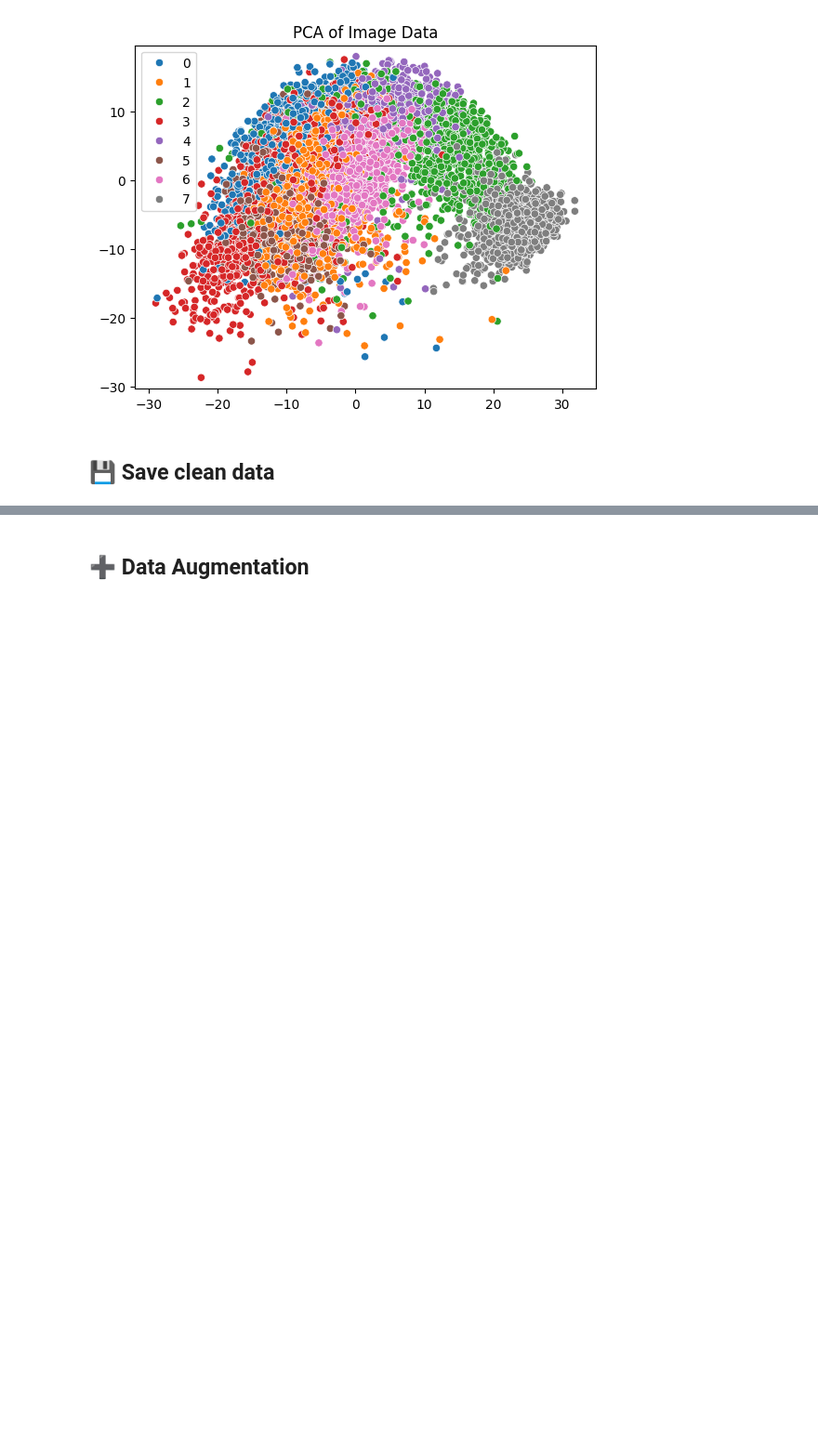
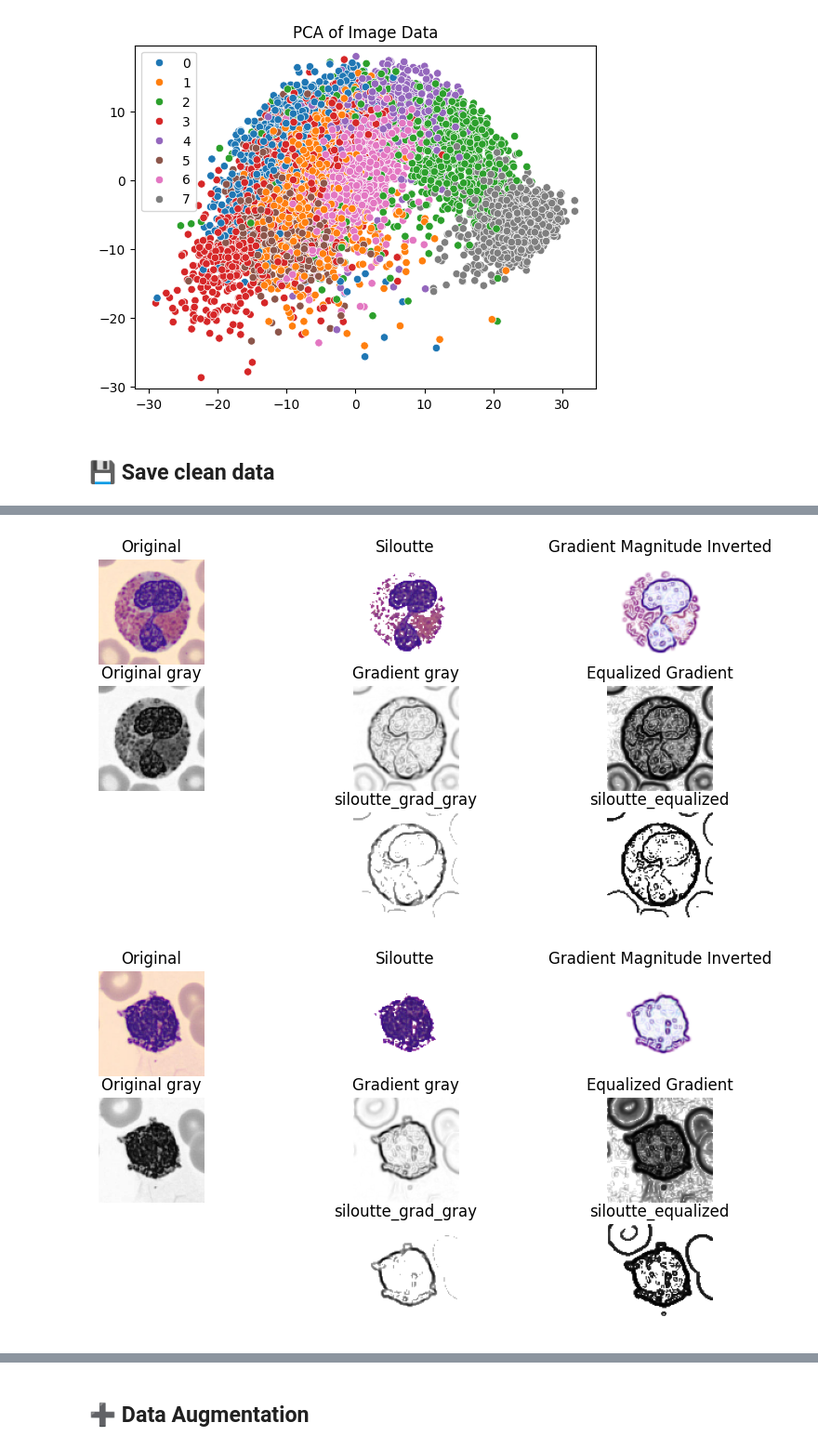
Before and after one commit to sissamatteo29/ANN_Cell_Classification, a Jupyter notebook: data_wrangling.ipynb, the cells around one changed output, grey strips where cells are left out. Shown at 93% size. Drawn from its saved outputs; the diff is of its cells as text; code cells hidden in the pictures; blank space fills up the shorter version.

Commit message:
cell highlighting algorithm checkpoint

```diff
--- a/data_wrangling.ipynb
+++ b/data_wrangling.ipynb
@@ -239,0 +306,37 @@ np.savez('clean_data.npz', images=x_clean, labels=y_clean)
+# %%
+def edge_highlighting(image):
+
+    siloutte = get_siloutte(image, 120, gray=False, plot=False)
+
+    # Transition into shades of gray
+    gray = cv2.cvtColor(image, cv2.COLOR_BGR2GRAY)
+
+    # Gradient calculation
+    gradient_orig = get_gradient(siloutte)
+    gradient_gray = get_gradient(gray)
+
+    # equalized = cv2.equalizeHist(gradient_orig) # this doesn't work
+    equalized = cv2.equalizeHist(gradient_gray)
+
+    siloutte_grad = get_siloutte(gradient_gray, 180, gray=True, plot=False)
+    siloutte_grad_eq = get_siloutte(equalized, 60, gray=True, plot=False)
+
+    plt.figure(figsize=(10, 5))
+    plt.subplot(331), plt.imshow(image, cmap='gray'), plt.title('Original'), plt.axis('off')
+    plt.subplot(332), plt.imshow(siloutte, cmap='gray'), plt.title('Siloutte'), plt.axis('off')
+    plt.subplot(333), plt.imshow(gradient_orig, cmap='gray'), plt.title('Gradient Magnitude Inverted'), plt.axis('off')
+    plt.subplot(334), plt.imshow(gray, cmap='gray'), plt.title('Original gray'), plt.axis('off')
+    plt.subplot(335), plt.imshow(gradient_gray, cmap='gray'), plt.title('Gradient gray'), plt.axis('off')
+    plt.subplot(336), plt.imshow(equalized, cmap='gray'), plt.title('Equalized Gradient'), plt.axis('off')
+
+    plt.subplot(338), plt.imshow(siloutte_grad, cmap='gray'), plt.title('siloutte_grad_gray'), plt.axis('off')
+    plt.subplot(339), plt.imshow(siloutte_grad_eq, cmap='gray'), plt.title('siloutte_equalized'), plt.axis('off')
+# %%
+# choose a random image to apply edge highlighting
+for i in range(3):
+    rand_idx = np.random.randint(0, x_clean.shape[0])
+    img = (x_clean[rand_idx] * 255).astype(np.uint8)
+    edge_highlighting(img)
+# %% [output]
+[figure, added]
+[figure, added]
```
Also changed, not shown: parts of 13 cells of this notebook, 1 other file.
